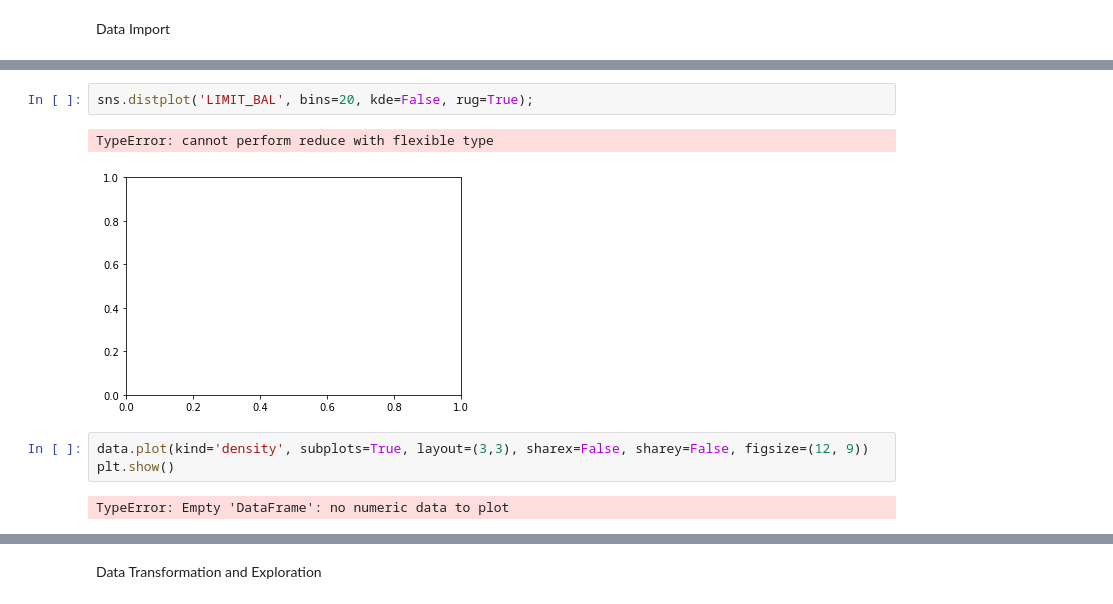
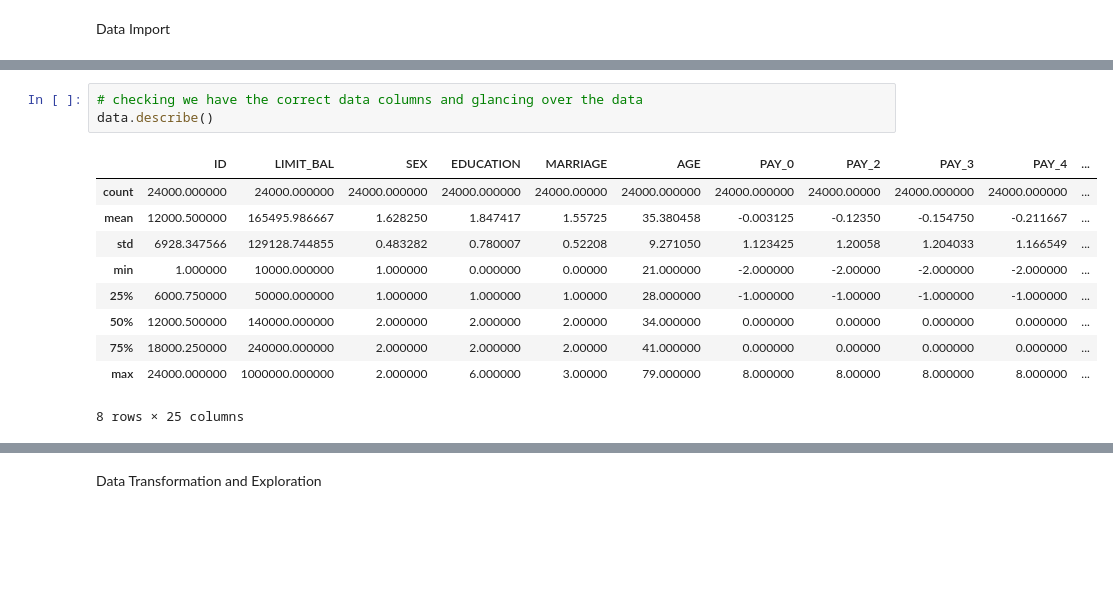
Before and after one commit to AbhinathK/CreditCardML, a Jupyter notebook: CreditCardData.ipynb, the cells around one changed output, grey strips where cells are left out. Cells and saved outputs as stored; diff of their text form; blank space fills up the shorter version.

```diff
--- a/CreditCardData.ipynb
+++ b/CreditCardData.ipynb
@@ -43,10 +24,14 @@ Index(['ID', 'LIMIT_BAL', 'SEX', 'EDUCATION', 'MARRIAGE', 'AGE', 'PAY_0',
-# %%
-sns.distplot('LIMIT_BAL', bins=20, kde=False, rug=True);
-# %% [output]
-TypeError: cannot perform reduce with flexible type
-[figure, removed]
-# %%
-data.plot(kind='density', subplots=True, layout=(3,3), sharex=False, sharey=False, figsize=(12, 9))
-plt.show()
-# %% [output]
-TypeError: Empty 'DataFrame': no numeric data to plot
+# %%
+# checking we have the correct data columns and glancing over the data
+data.describe()
+# %% [output]
+|  | ID | LIMIT_BAL | SEX | EDUCATION | MARRIAGE | AGE | PAY_0 | PAY_2 | PAY_3 | PAY_4 | ... |
+| count | 24000.000000 | 24000.000000 | 24000.000000 | 24000.000000 | 24000.00000 | 24000.000000 | 24000.000000 | 24000.00000 | 24000.000000 | 24000.000000 | ... |
+| mean | 12000.500000 | 165495.986667 | 1.628250 | 1.847417 | 1.55725 | 35.380458 | -0.003125 | -0.12350 | -0.154750 | -0.211667 | ... |
+| std | 6928.347566 | 129128.744855 | 0.483282 | 0.780007 | 0.52208 | 9.271050 | 1.123425 | 1.20058 | 1.204033 | 1.166549 | ... |
+| min | 1.000000 | 10000.000000 | 1.000000 | 0.000000 | 0.00000 | 21.000000 | -2.000000 | -2.00000 | -2.000000 | -2.000000 | ... |
+| 25% | 6000.750000 | 50000.000000 | 1.000000 | 1.000000 | 1.00000 | 28.000000 | -1.000000 | -1.00000 | -1.000000 | -1.000000 | ... |
+| 50% | 12000.500000 | 140000.000000 | 2.000000 | 2.000000 | 2.00000 | 34.000000 | 0.000000 | 0.00000 | 0.000000 | 0.000000 | ... |
+| 75% | 18000.250000 | 240000.000000 | 2.000000 | 2.000000 | 2.00000 | 41.000000 | 0.000000 | 0.00000 | 0.000000 | 0.000000 | ... |
+| max | 24000.000000 | 1000000.000000 | 2.000000 | 6.000000 | 3.00000 | 79.000000 | 8.000000 | 8.00000 | 8.000000 | 8.000000 | ... |
+8 rows × 25 columns
```
Also changed, not shown: parts of 4 cells of this notebook, 4 other files.
